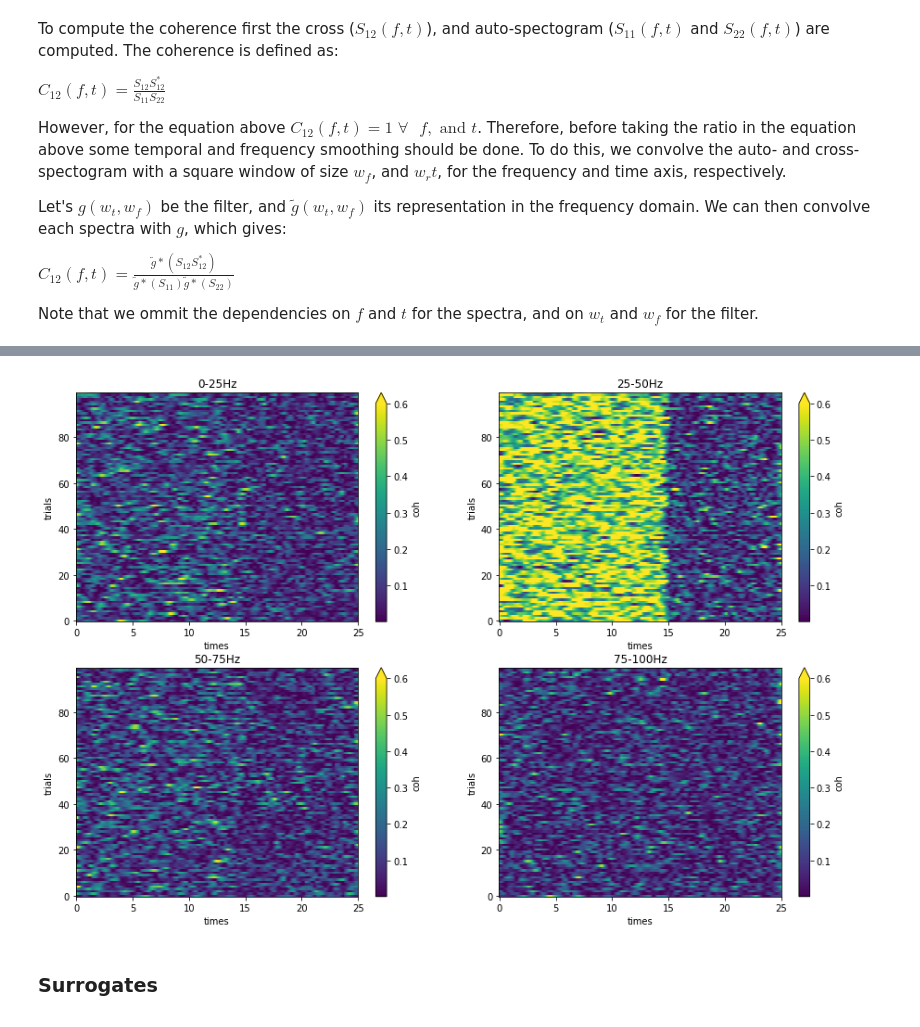
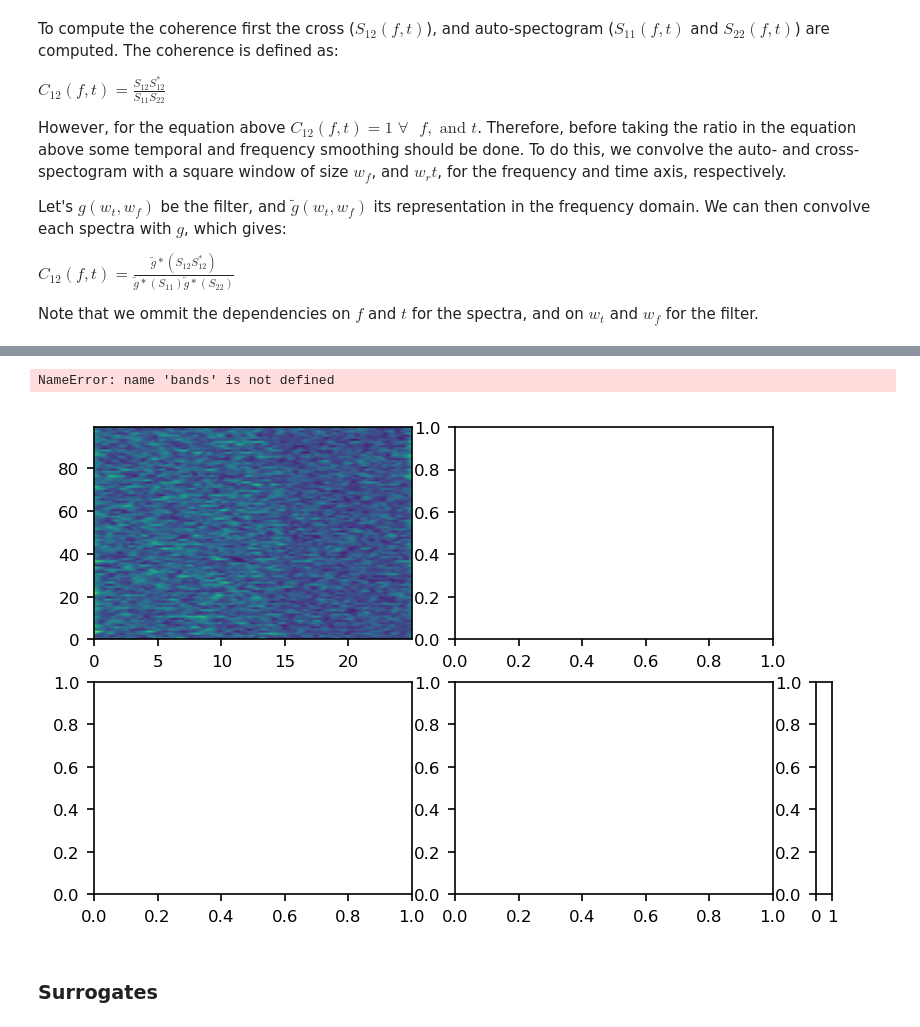
Before and after one commit to ViniciusLima94/GrayData-Analysis, a Jupyter notebook: notebooks/3.0.1. Example coherence computation.ipynb, the cells around one changed output, grey strips where cells are left out. Saved outputs shown, nothing was run; the diff lists cells and outputs as text; code cells hidden in the pictures.

```diff
--- a/notebooks/3.0.1. Example coherence computation.ipynb
+++ b/notebooks/3.0.1. Example coherence computation.ipynb
@@ -371,5 +308,11 @@ w_t = 300
 # %%
 kw['sm_times']     = 300
+kw["foi"]          = foi   = np.array([
+                                        [0.1, 25.],
+                                        [25., 50.],
+                                        [50., 75.],
+                                        [75., 100.],
+                                            ])
 
 coh = conn_coherence_wav(X.values.astype(np.float32), **kw)
 # %% [output]
@@ -385,13 +328,62 @@ Compute pairwise coherence (n_pairs=1, n_freqs=4, decim=15)
-# %%
-plt.figure(figsize=(15,10))
-for i in range(len(f_c)):
-    plt.subplot(2,2,i+1)
-    coh.isel(roi=0, freqs=i).plot.imshow(x="times", y="trials", vmax=.6)
-    #if i==0 or i==2: plt.ylabel('trial number', fontsize=15)
-    #if i==2 or i == 3: plt.xlabel('time [s]', fontsize=15)
-    plt.title(bands[i])
-# %% [output]
-[figure, removed]
+# %%
+fig = plt.figure(figsize=(6., 3.8), dpi=150)
+
+gs1 = fig.add_gridspec(nrows=2, ncols=3, width_ratios=(1,1,0.05), left=0.08, right=0.90, bottom=0.12, top=0.94)
+
+# Panel A
+ax1 = plt.subplot(gs1[0])
+ax2 = plt.subplot(gs1[1])
+ax3 = plt.subplot(gs1[2])
+ax4 = plt.subplot(gs1[3])
+ax5 = plt.subplot(gs1[4])
+ax6 = plt.subplot(gs1[5])
+
+plt.sca(ax3)
+plt.axis("off")
+
+plt.sca(ax1)
+plt.imshow(coh.isel(roi=0,freqs=0), aspect="auto", cmap="viridis", origin="lower",
+           extent=[coh.times[0], coh.times[-1], coh.trials[0], coh.trials[-1]],
+           vmin=0, vmax=.7)
+plt.title(f"{bands[0]}")
+plt.ylabel("Trials")
+plt.xticks([])
+plt.sca(ax2)
+plt.imshow(coh.isel(roi=0,freqs=1), aspect="auto", cmap="viridis", origin="lower",
+           extent=[coh.times[0], coh.times[-1], coh.trials[0], coh.trials[-1]],
+           vmin=0, vmax=.7)
+plt.title(f"{bands[1]}")
+plt.xticks([])
+plt.yticks([])
+plt.sca(ax4)
+plt.imshow(coh.isel(roi=0,freqs=2), aspect="auto", cmap="viridis", origin="lower",
+           extent=[coh.times[0], coh.times[-1], coh.trials[0], coh.trials[-1]],
+           vmin=0, vmax=.7)
+plt.title(f"{bands[2]}")
+plt.ylabel("Trials")
+plt.xlabel("Time [s]")
+plt.sca(ax5)
+plt.imshow(coh.isel(roi=0,freqs=3), aspect="auto", cmap="viridis", origin="lower",
+           extent=[coh.times[0], coh.times[-1], coh.trials[0], coh.trials[-1]],
+           vmin=0, vmax=.7)
+plt.title(f"{bands[3]}")
+plt.xlabel("Time [s]")
+plt.yticks([])
+
+
+norm = matplotlib.colors.Normalize(vmin=0, vmax=.7)
+cbar = plt.colorbar(mappable=plt.cm.ScalarMappable(cmap=matplotlib.cm.viridis, norm=norm), cax=ax6, extend="max", shrink=0.1)
+cbar.ax.set_ylabel("coherence", rotation='vertical', fontsize=SMALL_SIZE)
+
+plot.add_panel_letters(fig, axes=[ax1, ax2, ax4, ax5], fontsize=12,
+                       xpos=[-0.12, -0.12, -0.12, -0.12], ypos=[1.0, 1.0, 1.0, 1.0])
+
+bg = plot.Background(visible=False)
+
+plt.savefig("img/n3.0.1/single_trial_coh_model.png")
+# %% [output]
+NameError: name 'bands' is not defined
+[figure, added]
 # %% [markdown]
 ### Surrogates
 # %%
```
Also changed, not shown: parts of 35 cells of this notebook, 3 other files.
